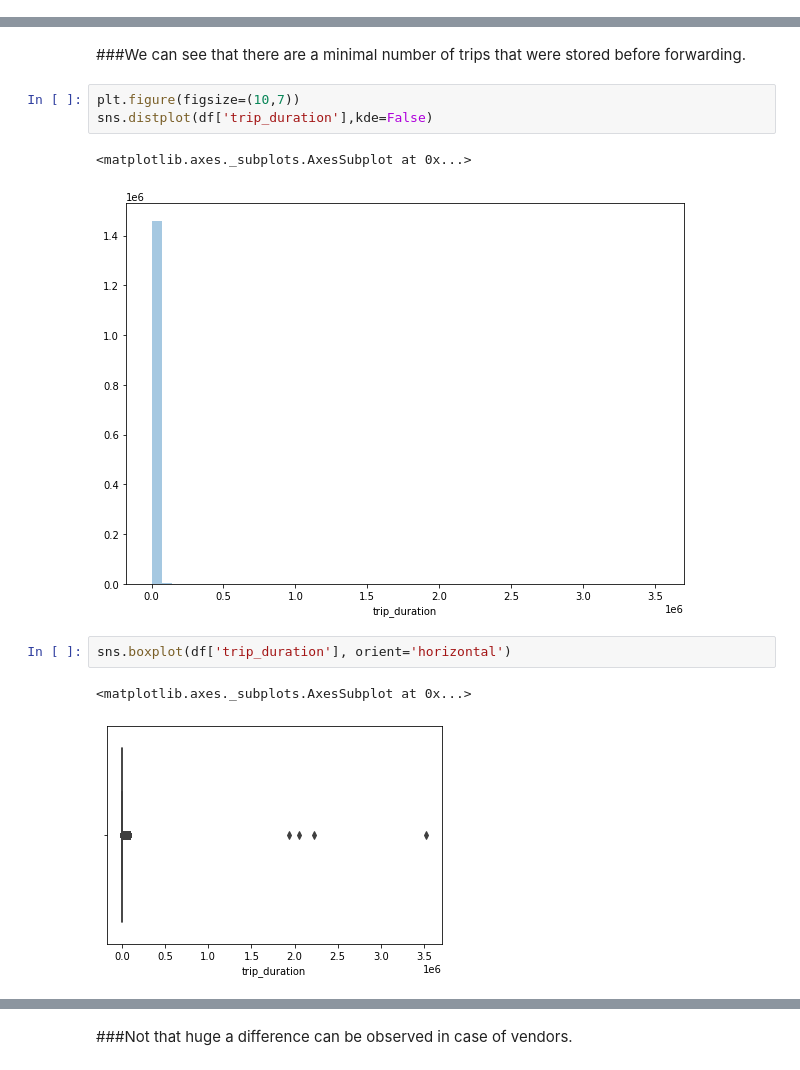
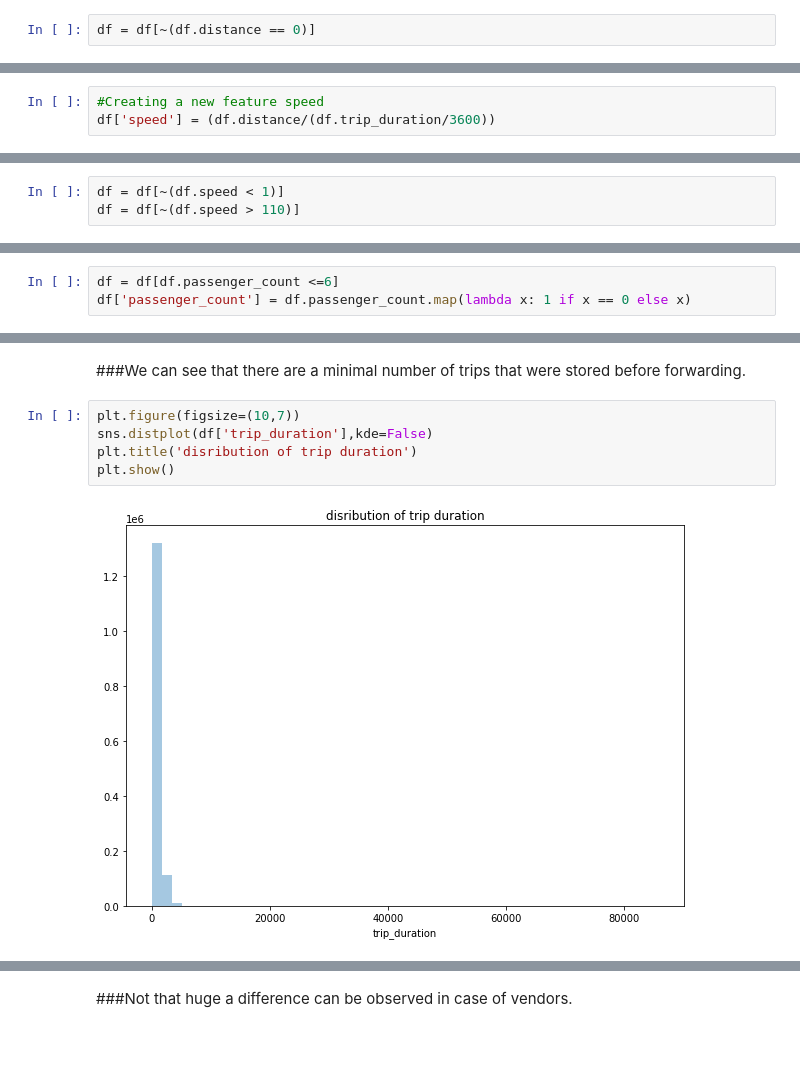
Before and after one commit to skaty5678/NYC-Taxi-Trip-Time-Prediction, a Jupyter notebook: NYC_Taxi_Trip_Time_Prediction_SANJEEV_KUMAR_THAKUR.ipynb, the cells around one changed output, grey strips where cells are left out. Drawn from its saved outputs; the diff is of its cells as text; blank space fills up the shorter version.

```diff
--- a/NYC_Taxi_Trip_Time_Prediction_SANJEEV_KUMAR_THAKUR.ipynb
+++ b/NYC_Taxi_Trip_Time_Prediction_SANJEEV_KUMAR_THAKUR.ipynb
@@ -159,0 +198,2 @@ df[["pickup_datetime", "dropoff_datetime"]] = df[["pickup_datetime", "dropoff_da
+# %%
+df = df[~(df.distance == 0)]
@@ -159,0 +204,3 @@ df[["pickup_datetime", "dropoff_datetime"]] = df[["pickup_datetime", "dropoff_da
+# %%
+#Creating a new feature speed
+df['speed'] = (df.distance/(df.trip_duration/3600))
@@ -159,0 +220,3 @@ df[["pickup_datetime", "dropoff_datetime"]] = df[["pickup_datetime", "dropoff_da
+# %%
+df = df[~(df.speed < 1)]
+df = df[~(df.speed > 110)]
@@ -160,3 +240,6 @@ df[["pickup_datetime", "dropoff_datetime"]] = df[["pickup_datetime", "dropoff_da
+# %%
+df = df[df.passenger_count <=6]
+df['passenger_count'] = df.passenger_count.map(lambda x: 1 if x == 0 else x)
 # %%
 df.passenger_count.value_counts()
 # %% [output]
@@ -256,11 +314,7 @@ plt.show()
 # %%
 plt.figure(figsize=(10,7))
 sns.distplot(df['trip_duration'],kde=False)
+plt.title('disribution of trip duration')
+plt.show()
 # %% [output]
-<matplotlib.axes._subplots.AxesSubplot at 0x...>
-[figure, old version]
+[figure, new version]
-# %%
-sns.boxplot(df['trip_duration'], orient='horizontal')
-# %% [output]
-<matplotlib.axes._subplots.AxesSubplot at 0x...>
-[figure, removed]
```
Also changed, not shown: parts of 59 cells of this notebook.
